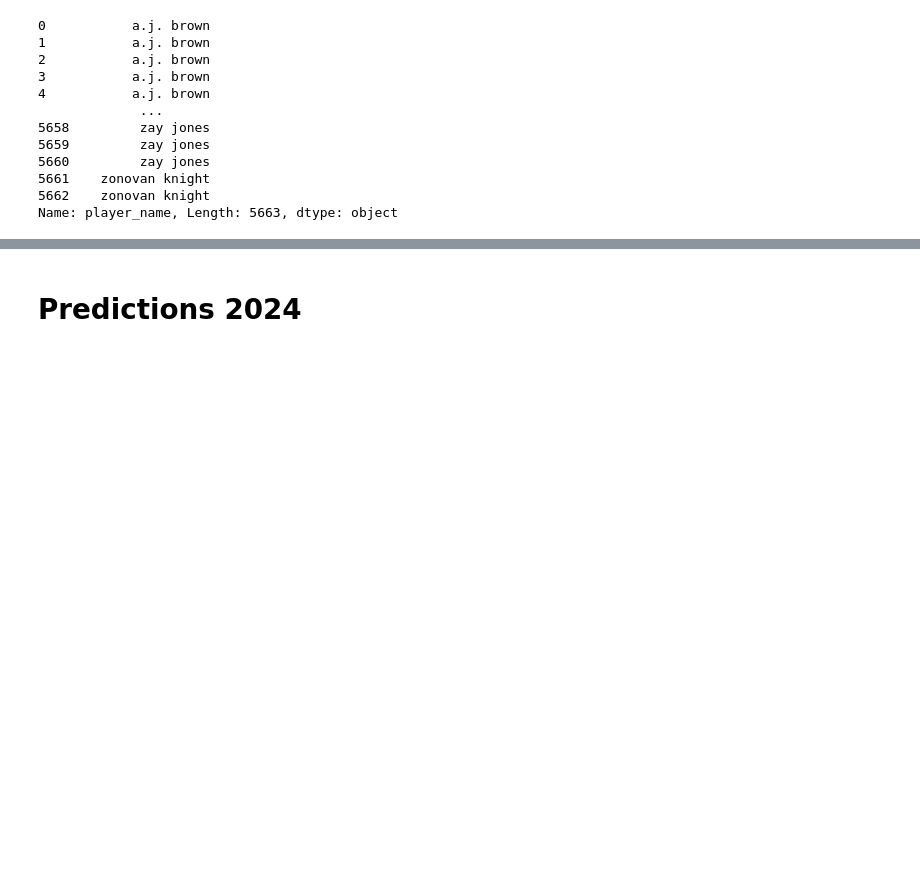
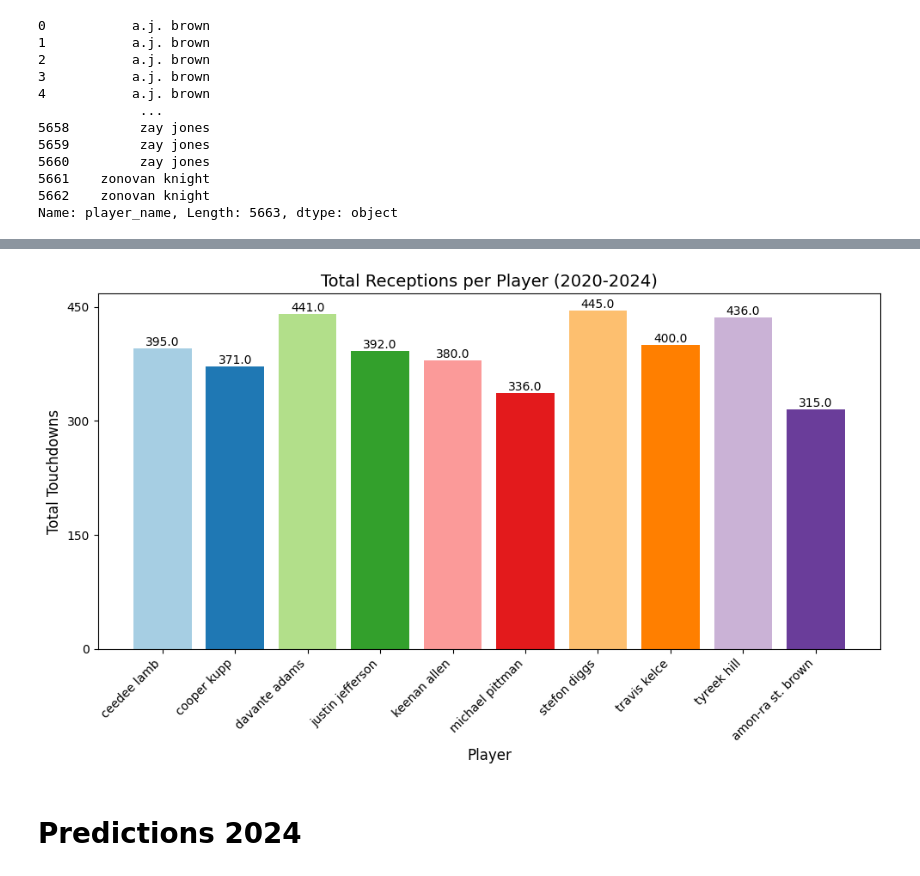
Before and after one commit to salomerivas/app-development, a Jupyter notebook: VisualizationKaggle.ipynb, the cells around one changed output, grey strips where cells are left out. Saved outputs shown, nothing was run; the diff lists cells and outputs as text; code cells hidden in the pictures; blank space fills up the shorter version.

```diff
--- a/VisualizationKaggle.ipynb
+++ b/VisualizationKaggle.ipynb
@@ -280,0 +800,16 @@ Name: player_name, Length: 5663, dtype: object
+# %%
+# Convert the player names from each year's top 10 list to sets
+top_10_receptions_players_2020 = set(top_10_receptions_players_2020.index)
+top_10_receptions_players_2021 = set(top_10_receptions_players_2021.index)
+top_10_receptions_players_2022 = set(top_10_receptions_players_2022.index)
+top_10_receptions_players_2023 = set(top_10_receptions_players_2023.index)
+
+# Find the intersection of all four sets
+consistent_top_10_receptions_players = top_10_receptions_players_2020 & top_10_receptions_players_2021 & top_10_receptions_players_2022 & top_10_receptions_players_2023
+
+# Convert the result to a list
+consistent_top_10_receptions_players_list = list(consistent_top_10_receptions_players)
+
+# Print the list
+print("List of players in the top 10 for receptions in all four years (2020-2023):")
+print(consistent_top_10_receptions_players_list)
@@ -281,3 +904,36 @@ Name: player_name, Length: 5663, dtype: object
+# %%
+import matplotlib.pyplot as plt
+
+# Data (Example data, replace with your actual data from `total_touchdowns_dict`)
+players = list(total_reception_dict.keys())
+total_receptions = list(total_reception_dict.values())
+
+# Generate distinct colors for each player
+colors = plt.cm.Paired.colors[:len(players)]  # Using 'Paired' colormap for distinct colors
+
+# Create the bar chart
+plt.figure(figsize=(10, 6))
+bars = plt.bar(players, total_receptions, color=colors)
+
+# Add title and labels
+plt.title('Total Receptions per Player (2020-2024)', fontsize=14)
+plt.xlabel('Player', fontsize=12)
+plt.ylabel('Total Touchdowns', fontsize=12)
+plt.xticks(rotation=45, ha='right')
+
+# Set y-axis ticks in intervals of 5
+plt.yticks(range(0, int(max(total_receptions)) + 150, 150))
+
+# Add the number of touchdowns above each bar
+for bar in bars:
+    height = bar.get_height()
+    plt.text(bar.get_x() + bar.get_width() / 2, height, str(height), ha='center', va='bottom', fontsize=10)
+
+# Display the plot
+plt.tight_layout()
+plt.show()
+# %% [output]
+[figure, added]
 # %% [markdown]
 # Predictions 2024
 # %% [markdown]
```
Also changed, not shown: parts of 39 cells of this notebook, 3 other files.
